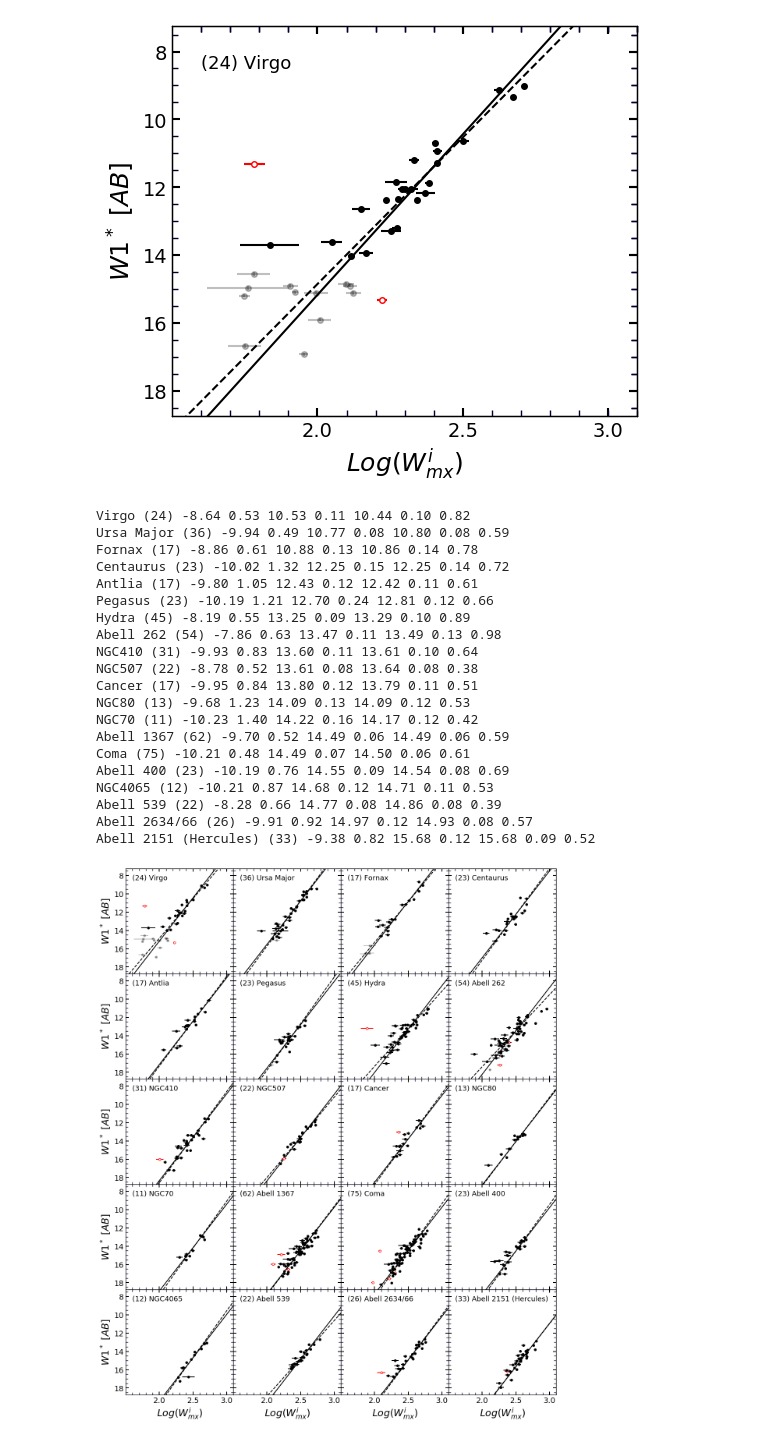
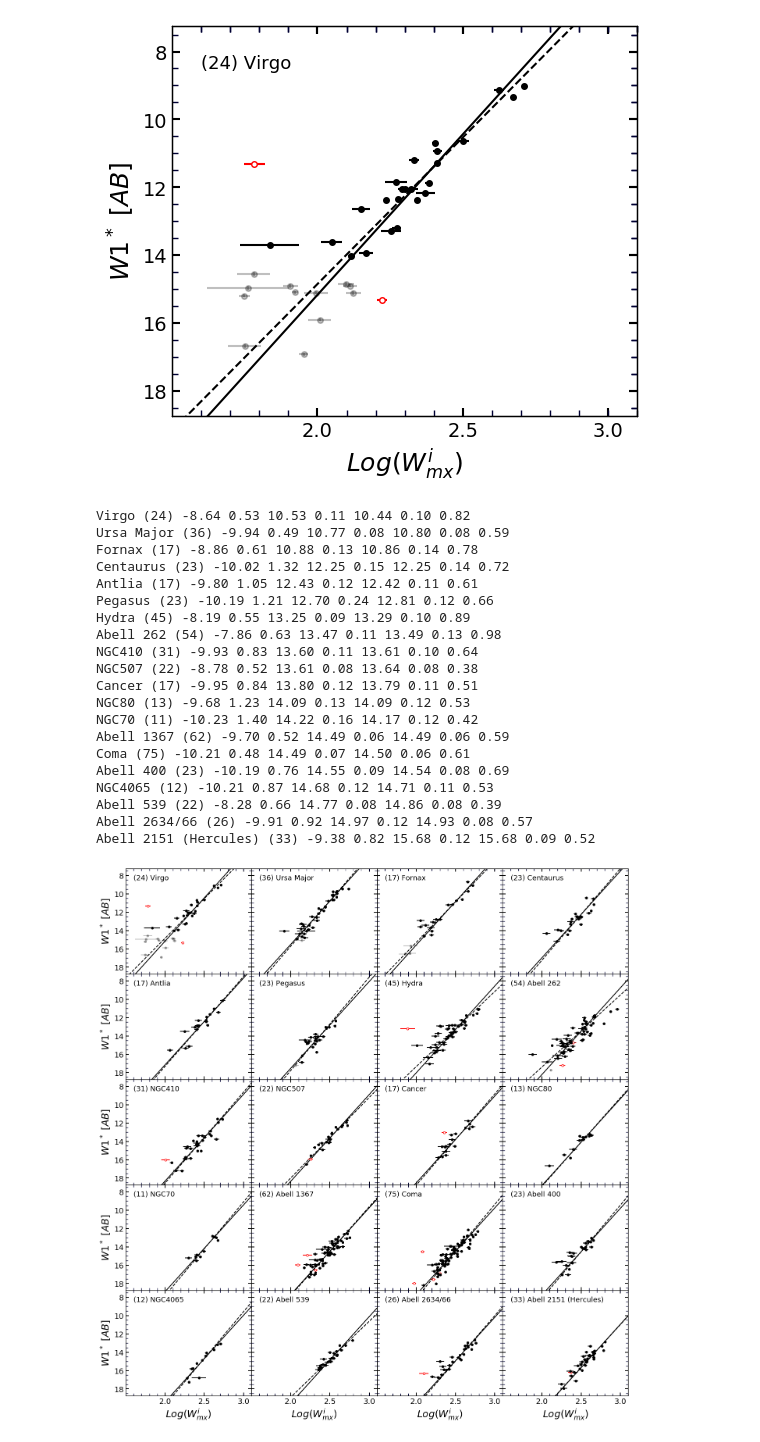
Before and after one commit to ekourkchi/TFcalibrators, a Jupyter notebook: W1_clusters.ipynb, the cells around one changed output. Saved outputs shown, nothing was run; the diff lists cells and outputs as text; code cells hidden in the pictures.

Commit message:
adjusting the aspect ratio of plots

```diff
--- a/W1_clusters.ipynb
+++ b/W1_clusters.ipynb
@@ -176,7 +176,7 @@ plotSingleCluster('NEST_100002')
 Virgo (24) -8.64 0.53 10.53 0.11 10.44 0.10 0.82
 [figure]
 # %%
-fig = py.figure(figsize=(12, 15), dpi=100)
+fig = py.figure(figsize=(13.99, 15), dpi=100)
 fig.subplots_adjust(wspace=0, top=0.97, bottom=0.07, left=0.06, right=0.98)
 gs = gridspec.GridSpec(5, 4); p=0
 
@@ -189,31 +189,31 @@ for i in indx:
     if p%4==0:
         ax.set_ylabel(r'$'+band.upper()+'^* \/\/ [AB]$', fontsize=18)
     else:
         plt.setp(ax.get_yticklabels(), visible=False)
 
     if p>15: ax.set_xlabel(r'$Log( W_{mx}^i)$', fontsize=18)
     p+=1
 
 plt.subplots_adjust(hspace=.0, wspace=0)
 # %% [output]
 Virgo (24) -8.64 0.53 10.53 0.11 10.44 0.10 0.82
 Ursa Major (36) -9.94 0.49 10.77 0.08 10.80 0.08 0.59
 Fornax (17) -8.86 0.61 10.88 0.13 10.86 0.14 0.78
 Centaurus (23) -10.02 1.32 12.25 0.15 12.25 0.14 0.72
 Antlia (17) -9.80 1.05 12.43 0.12 12.42 0.11 0.61
 Pegasus (23) -10.19 1.21 12.70 0.24 12.81 0.12 0.66
 Hydra (45) -8.19 0.55 13.25 0.09 13.29 0.10 0.89
 Abell 262 (54) -7.86 0.63 13.47 0.11 13.49 0.13 0.98
 NGC410 (31) -9.93 0.83 13.60 0.11 13.61 0.10 0.64
 NGC507 (22) -8.78 0.52 13.61 0.08 13.64 0.08 0.38
 Cancer (17) -9.95 0.84 13.80 0.12 13.79 0.11 0.51
 NGC80 (13) -9.68 1.23 14.09 0.13 14.09 0.12 0.53
 NGC70 (11) -10.23 1.40 14.22 0.16 14.17 0.12 0.42
 Abell 1367 (62) -9.70 0.52 14.49 0.06 14.49 0.06 0.59
 Coma (75) -10.21 0.48 14.49 0.07 14.50 0.06 0.61
 Abell 400 (23) -10.19 0.76 14.55 0.09 14.54 0.08 0.69
 NGC4065 (12) -10.21 0.87 14.68 0.12 14.71 0.11 0.53
 Abell 539 (22) -8.28 0.66 14.77 0.08 14.86 0.08 0.39
 Abell 2634/66 (26) -9.91 0.92 14.97 0.12 14.93 0.08 0.57
 Abell 2151 (Hercules) (33) -9.38 0.82 15.68 0.12 15.68 0.09 0.52
-[figure, old version]
+[figure, new version]
```
Also changed, not shown: parts of 2 cells of this notebook, 10 other files.
